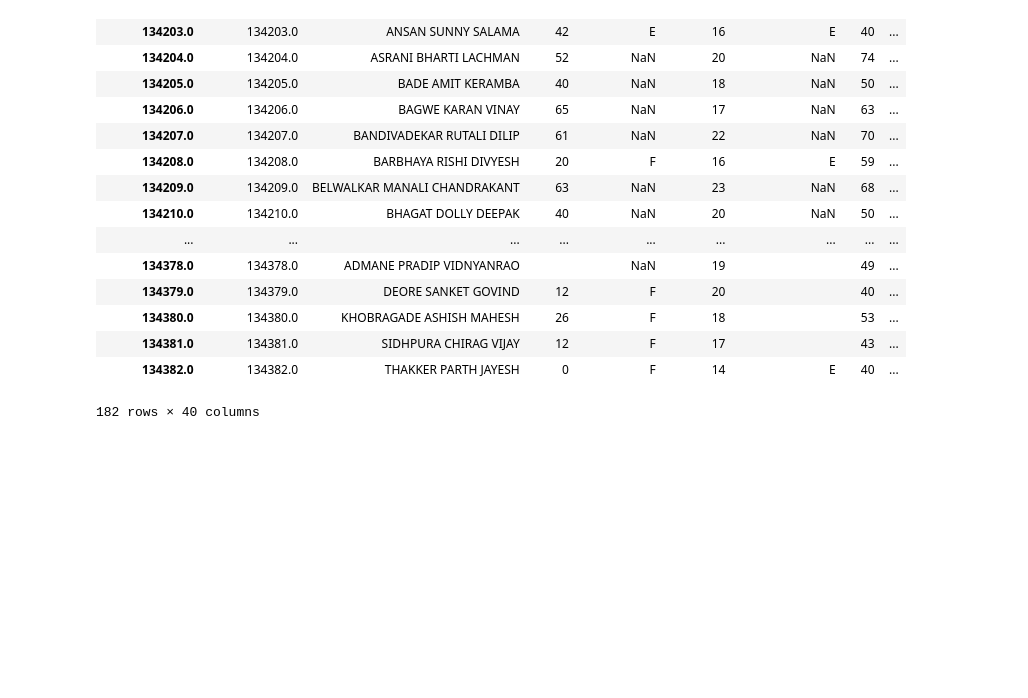
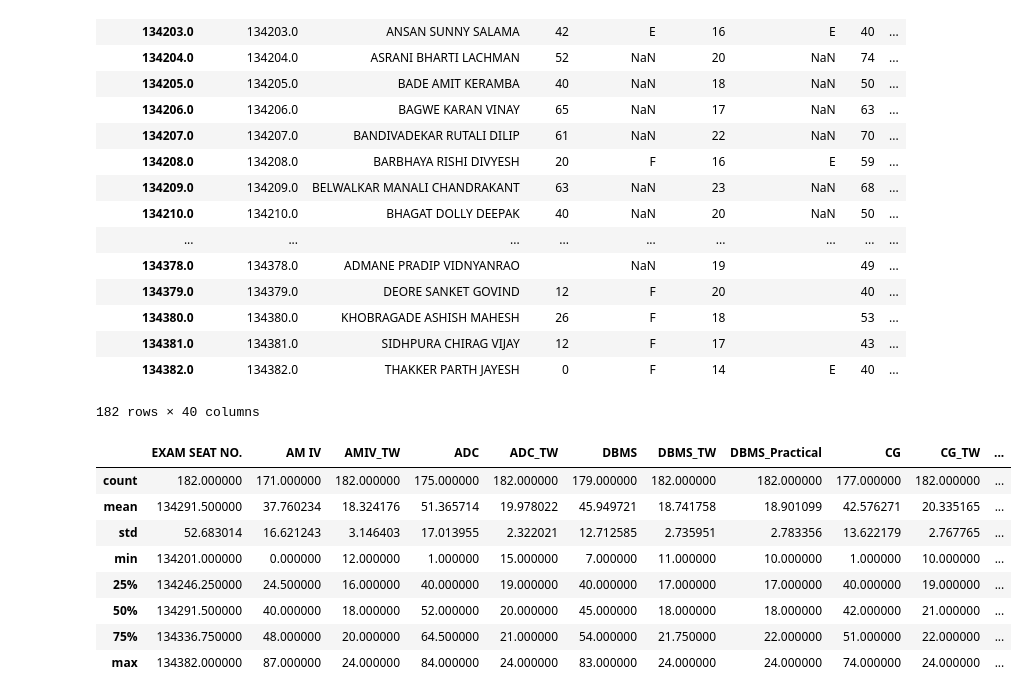
Before and after one commit to Purteeeek/Student-Placement-Guidance, a Jupyter notebook: Cleaning Notebooks/2015-Passouts/Sem-4_2015_Passout.ipynb, the cells around one changed output. Drawn from its saved outputs; the diff is of its cells as text; code cells hidden in the pictures; blank space fills up the shorter version.

```diff
--- a/Cleaning Notebooks/2015-Passouts/Sem-4_2015_Passout.ipynb
+++ b/Cleaning Notebooks/2015-Passouts/Sem-4_2015_Passout.ipynb
@@ -125,22 +125,34 @@ sem_4_2015_df
 | 134381.0 | 134381.0 | SIDHPURA CHIRAG VIJAY | 12 | F | 17 |  | 43 | ... |
 | 134382.0 | 134382.0 | THAKKER PARTH JAYESH | 0 | F | 14 | E | 40 | ... |
 182 rows × 40 columns
-# %%
-sem_4_2015_df['AM IV'].replace(regex=True,inplace=True,to_replace=r'\D',value=r'')
-sem_4_2015_df['AMIV_TW'].replace(regex=True,inplace=True,to_replace=r'\D',value=r'')
-sem_4_2015_df['ADC'].replace(regex=True,inplace=True,to_replace=r'\D',value=r'')
-sem_4_2015_df['ADC_TW'].replace(regex=True,inplace=True,to_replace=r'\D',value=r'')
-sem_4_2015_df['DBMS'].replace(regex=True,inplace=True,to_replace=r'\D',value=r'')
-sem_4_2015_df['DBMS_TW'].replace(regex=True,inplace=True,to_replace=r'\D',value=r'')
-sem_4_2015_df['DBMS_Practical'].replace(regex=True,inplace=True,to_replace=r'\D',value=r'')
-sem_4_2015_df['CG'].replace(regex=True,inplace=True,to_replace=r'\D',value=r'')
-sem_4_2015_df['CG_TW'].replace(regex=True,inplace=True,to_replace=r'\D',value=r'')
-sem_4_2015_df['CG_Practical'].replace(regex=True,inplace=True,to_replace=r'\D',value=r'')
-sem_4_2015_df['AAD'].replace(regex=True,inplace=True,to_replace=r'\D',value=r'')
-sem_4_2015_df['AAD_TW'].replace(regex=True,inplace=True,to_replace=r'\D',value=r'')
-sem_4_2015_df['AAD_Practical'].replace(regex=True,inplace=True,to_replace=r'\D',value=r'')
-sem_4_2015_df['OS'].replace(regex=True,inplace=True,to_replace=r'\D',value=r'')
-sem_4_2015_df['OS_TW'].replace(regex=True,inplace=True,to_replace=r'\D',value=r'')
-sem_4_2015_df['OS_Practical'].replace(regex=True,inplace=True,to_replace=r'\D',value=r'')
-sem_4_2015_df['TOT IV'].replace(regex=True,inplace=True,to_replace=r'\D',value=r'')
-sem_4_2015_df['TOT III'].replace(regex=True,inplace=True,to_replace=r'\D',value=r'')
+# %%
+sem_4_2015_df['AM IV'] = pd.to_numeric(sem_4_2015_df["AM IV"], errors='coerce')
+sem_4_2015_df['AMIV_TW'] = pd.to_numeric(sem_4_2015_df["AMIV_TW"], errors='coerce')
+sem_4_2015_df['ADC'] = pd.to_numeric(sem_4_2015_df["ADC"], errors='coerce')
+sem_4_2015_df['ADC_TW'] = pd.to_numeric(sem_4_2015_df["ADC_TW"], errors='coerce')
+sem_4_2015_df['DBMS_Practical'] = pd.to_numeric(sem_4_2015_df["DBMS_Practical"], errors='coerce')
+sem_4_2015_df['DBMS'] = pd.to_numeric(sem_4_2015_df["DBMS"], errors='coerce')
+sem_4_2015_df['DBMS_TW'] = pd.to_numeric(sem_4_2015_df["DBMS_TW"], errors='coerce')
+sem_4_2015_df['CG'] = pd.to_numeric(sem_4_2015_df["CG"], errors='coerce')
+sem_4_2015_df['CG_TW'] = pd.to_numeric(sem_4_2015_df["CG_TW"], errors='coerce')
+sem_4_2015_df['CG_Practical'] = pd.to_numeric(sem_4_2015_df["CG_Practical"], errors='coerce')
+sem_4_2015_df['AAD'] = pd.to_numeric(sem_4_2015_df["AAD"], errors='coerce')
+sem_4_2015_df['AAD_TW'] = pd.to_numeric(sem_4_2015_df["AAD_TW"], errors='coerce')
+sem_4_2015_df['AAD_Practical'] = pd.to_numeric(sem_4_2015_df["AAD_Practical"], errors='coerce')
+sem_4_2015_df['OS'] = pd.to_numeric(sem_4_2015_df["OS"], errors='coerce')
+sem_4_2015_df['OS_TW'] = pd.to_numeric(sem_4_2015_df["OS_TW"], errors='coerce')
+sem_4_2015_df['OS_Practical'] = pd.to_numeric(sem_4_2015_df["OS_Practical"], errors='coerce')
+sem_4_2015_df['TOT IV'] = pd.to_numeric(sem_4_2015_df["TOT IV"], errors='coerce')
+sem_4_2015_df['TOT III'] = pd.to_numeric(sem_4_2015_df["TOT III"], errors='coerce')
+# %%
+sem_4_2015_df.describe()
+# %% [output]
+|  | EXAM SEAT NO. | AM IV | AMIV_TW | ADC | ADC_TW | DBMS | DBMS_TW | DBMS_Practical | CG | CG_TW | ... |
+| count | 182.000000 | 171.000000 | 182.000000 | 175.000000 | 182.000000 | 179.000000 | 182.000000 | 182.000000 | 177.000000 | 182.000000 | ... |
+| mean | 134291.500000 | 37.760234 | 18.324176 | 51.365714 | 19.978022 | 45.949721 | 18.741758 | 18.901099 | 42.576271 | 20.335165 | ... |
+| std | 52.683014 | 16.621243 | 3.146403 | 17.013955 | 2.322021 | 12.712585 | 2.735951 | 2.783356 | 13.622179 | 2.767765 | ... |
+| min | 134201.000000 | 0.000000 | 12.000000 | 1.000000 | 15.000000 | 7.000000 | 11.000000 | 10.000000 | 1.000000 | 10.000000 | ... |
+| 25% | 134246.250000 | 24.500000 | 16.000000 | 40.000000 | 19.000000 | 40.000000 | 17.000000 | 17.000000 | 40.000000 | 19.000000 | ... |
+| 50% | 134291.500000 | 40.000000 | 18.000000 | 52.000000 | 20.000000 | 45.000000 | 18.000000 | 18.000000 | 42.000000 | 21.000000 | ... |
+| 75% | 134336.750000 | 48.000000 | 20.000000 | 64.500000 | 21.000000 | 54.000000 | 21.750000 | 22.000000 | 51.000000 | 22.000000 | ... |
+| max | 134382.000000 | 87.000000 | 24.000000 | 84.000000 | 24.000000 | 83.000000 | 24.000000 | 24.000000 | 74.000000 | 24.000000 | ... |
```
Also changed, not shown: parts of 2 cells of this notebook.
